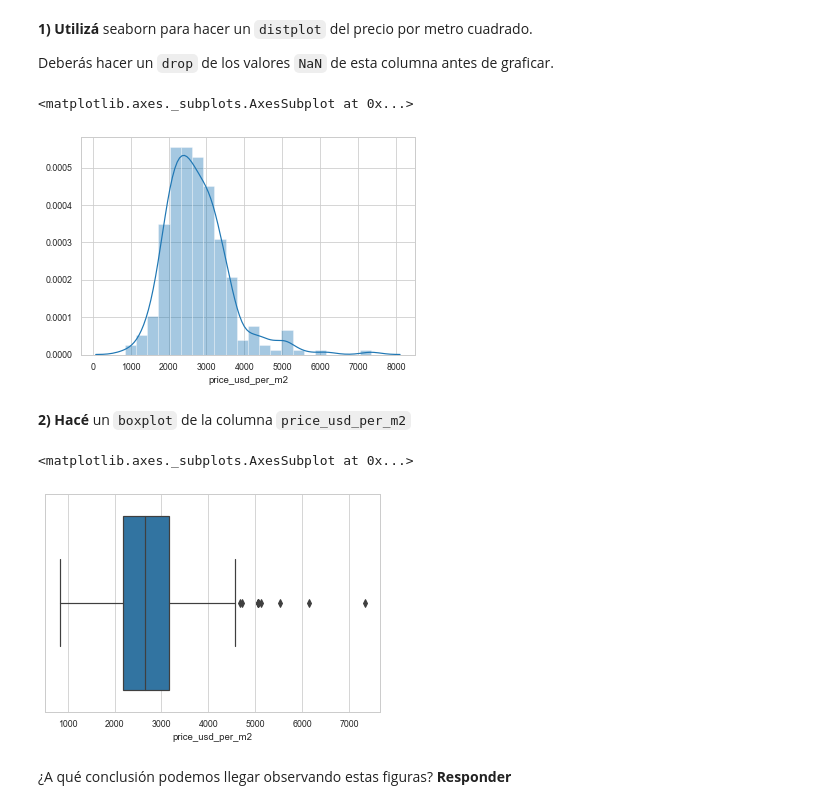
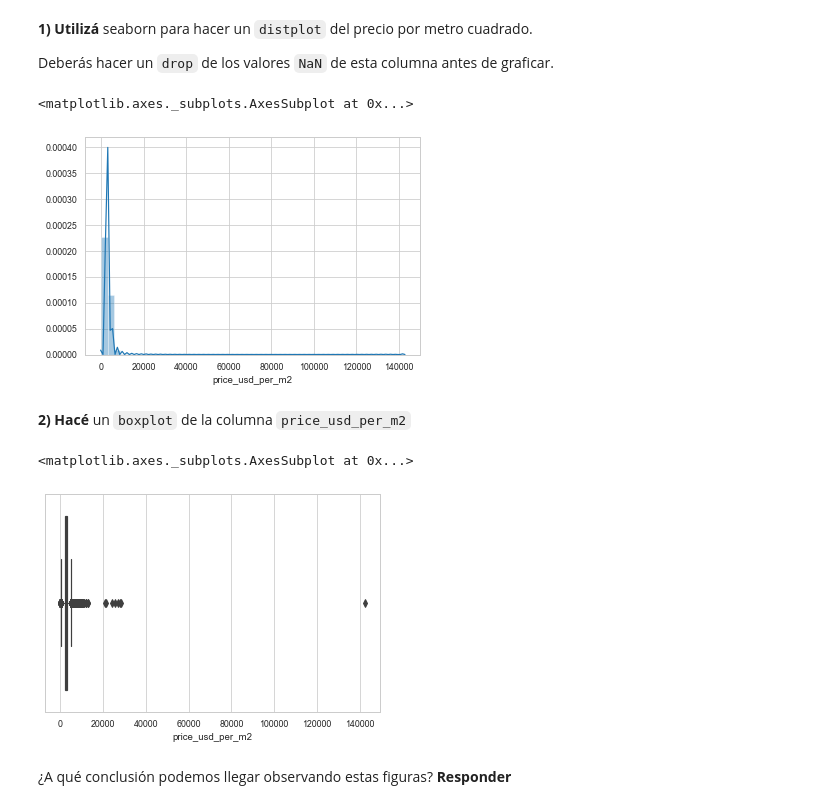
Before and after one commit to catrielzz/Acamica, a Jupyter notebook: Ejercicios/recursos_proyecto_2.ipynb, the cells around one changed output. Drawn from its saved outputs; the diff is of its cells as text; code cells hidden in the pictures.

```diff
--- a/Ejercicios/recursos_proyecto_2.ipynb
+++ b/Ejercicios/recursos_proyecto_2.ipynb
@@ -76,11 +77,11 @@ Vamos a trabajar con `price_usd_per_m2`. Precios altos pueden corresponderse con
 Deberás hacer un `drop` de los valores `NaN` de esta columna antes de graficar.
 # %%
 # Mostrá la figura en esta celda
-df = df.dropna()
+df.dropna(subset=["price_usd_per_m2"],axis =0, inplace=True)
 sns.distplot(df.price_usd_per_m2)
 # %% [output]
 <matplotlib.axes._subplots.AxesSubplot at 0x...>
-[figure, old version]
+[figure, new version]
 # %% [markdown]
 **2) Hacé** un `boxplot` de la columna `price_usd_per_m2`
 # %%
@@ -88,7 +89,7 @@ sns.distplot(df.price_usd_per_m2)
 sns.boxplot(df.price_usd_per_m2)
 # %% [output]
 <matplotlib.axes._subplots.AxesSubplot at 0x...>
-[figure, old version]
+[figure, new version]
 # %% [markdown]
 ¿A qué conclusión podemos llegar observando estas figuras?
 **Responder**
```
Also changed, not shown: parts of 21 cells of this notebook, 8 other files.
